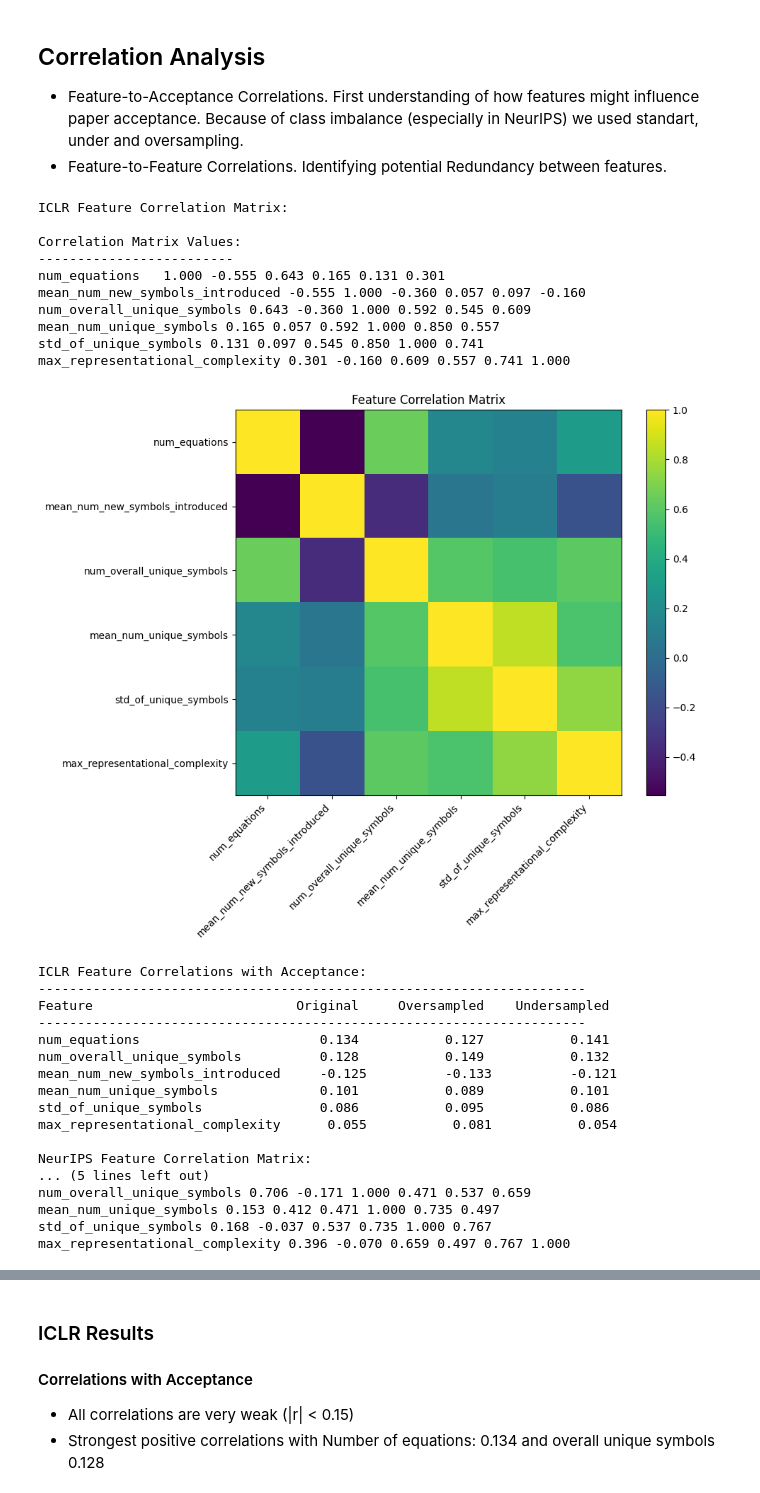
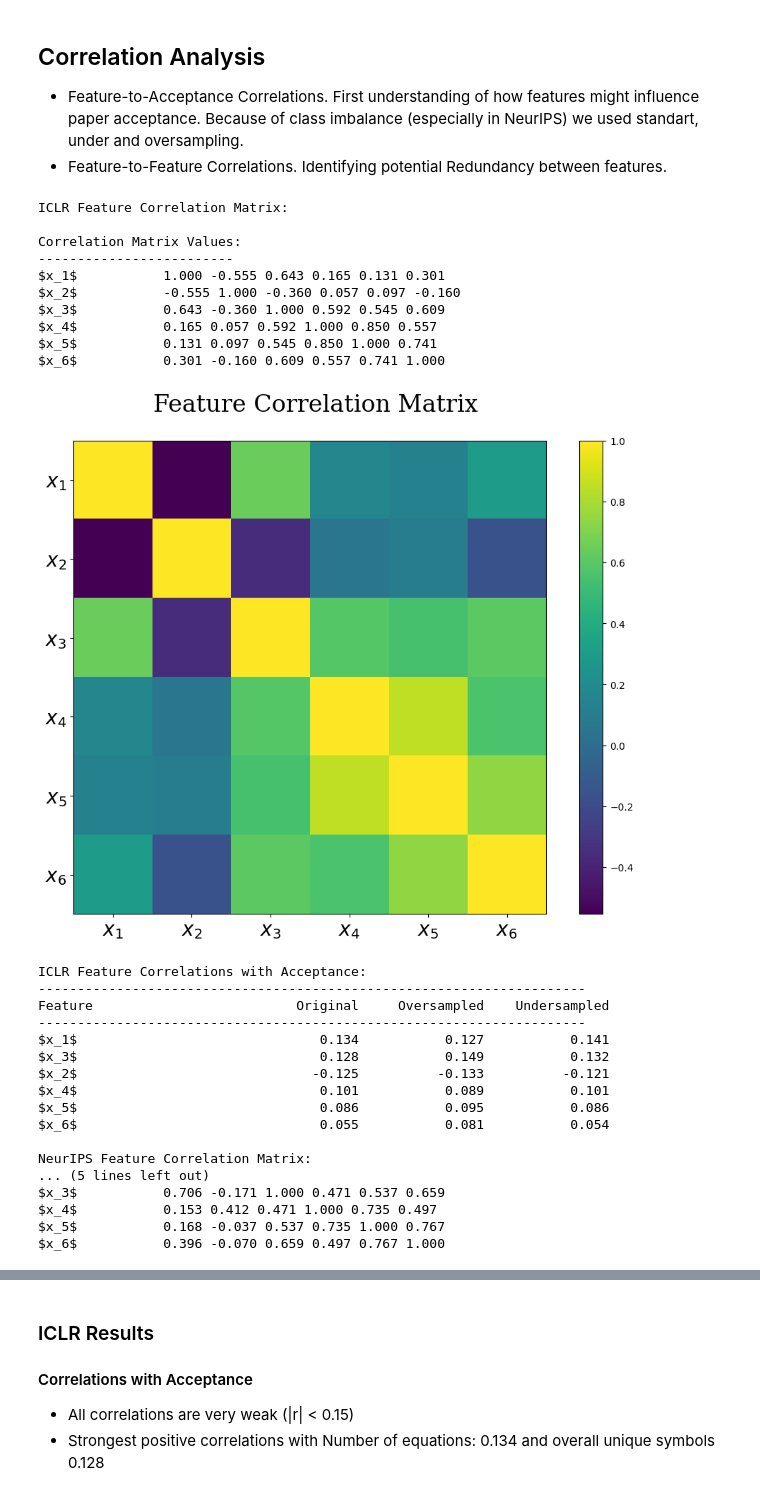
Before and after one commit to leonl42/DataLit, a Jupyter notebook: analysis/linus_analysis.ipynb, the cells around one changed output, grey strips where cells are left out. Saved outputs shown, nothing was run; the diff lists cells and outputs as text; code cells hidden in the pictures.

Commit message:
Change plots a bit

```diff
--- a/analysis/linus_analysis.ipynb
+++ b/analysis/linus_analysis.ipynb
@@ -59,8 +59,8 @@ iclr = pd.read_csv("../feature_extraction/iclr.csv", index_col=False)
 neurips = pd.read_csv("../feature_extraction/neurips.csv", index_col=False)
 
 for old,new in zip(OLD_FEATURE_NAMES,FEATURE_NAMES):
-    iclr = iclr.rename({old : new})
-    neurips = neurips.rename({old : new})
+    iclr = iclr.rename(columns={old : new})
+    neurips = neurips.rename(columns={old : new})
 
 # Initial preprocessing
 iclr = iclr[iclr.status != "Desk Reject"]
@@ -189,9 +181,11 @@ def plot_correlation_matrix(features):
     plt.figure(figsize=(10, 8))
     plt.imshow(corr_matrix)
     plt.colorbar()
-    plt.xticks(range(len(FEATURE_NAMES)), FEATURE_NAMES, rotation=45, ha='right')
-    plt.yticks(range(len(FEATURE_NAMES)), FEATURE_NAMES)
-    plt.title('Feature Correlation Matrix')
+    label_font ={'family': 'serif','size': 16,}
+    title_font ={'family': 'serif','size': 24,}
+    plt.xticks(range(len(FEATURE_NAMES)), FEATURE_NAMES, fontdict=label_font)
+    plt.yticks(range(len(FEATURE_NAMES)), FEATURE_NAMES, fontdict=label_font)
+    plt.title('Feature Correlation Matrix', fontdict=title_font, y=1.05,x = (plt.gcf().subplotpars.right + plt.gcf().subplotpars.left)/2)
     plt.tight_layout()
     plt.show()
 
@@ -203,54 +197,54 @@ for conf_name, features, labels in [('ICLR', iclr_features, iclr_labels),
     # Plot feature correlation matrix
     print(f"\n{conf_name} Feature Correlation Matrix:")
     corr_matrix = plot_correlation_matrix(features)
 
     # Calculate and display correlations with acceptance (original and balanced)
     print(f"\n{conf_name} Feature Correlations with Acceptance:")
     print("-" * 70)
     print(f"{'Feature':30} {'Original':>10} {'Oversampled':>15} {'Undersampled':>15}")
     print("-" * 70)
 
     # Get correlations for all three approaches
     original_correlations = calculate_correlations(features, FEATURE_NAMES, labels)
     over_correlations = calculate_correlations_with_sampling(features, labels, 'over')
     under_correlations = calculate_correlations_with_sampling(features, labels, 'under')
 
     # Sort by absolute value of original correlation
     sorted_indices = [i for i, _ in sorted(enumerate(original_correlations),
                                          key=lambda x: abs(x[1][1]),
                                          reverse=True)]
 
     # Print comparative results
     for idx in sorted_indices:
         feature = FEATURE_NAMES[idx]
         print(f"{feature:30} {original_correlations[idx][1]:10.3f} "
               f"{over_correlations[idx][1]:15.3f} {under_correlations[idx][1]:15.3f}")
 # %% [output]
 ICLR Feature Correlation Matrix:
 
 Correlation Matrix Values:
 -------------------------
-num_equations   1.000 -0.555 0.643 0.165 0.131 0.301
-mean_num_new_symbols_introduced -0.555 1.000 -0.360 0.057 0.097 -0.160
-num_overall_unique_symbols 0.643 -0.360 1.000 0.592 0.545 0.609
-mean_num_unique_symbols 0.165 0.057 0.592 1.000 0.850 0.557
-std_of_unique_symbols 0.131 0.097 0.545 0.850 1.000 0.741
-max_representational_complexity 0.301 -0.160 0.609 0.557 0.741 1.000
+$x_1$           1.000 -0.555 0.643 0.165 0.131 0.301
+$x_2$           -0.555 1.000 -0.360 0.057 0.097 -0.160
+$x_3$           0.643 -0.360 1.000 0.592 0.545 0.609
+$x_4$           0.165 0.057 0.592 1.000 0.850 0.557
+$x_5$           0.131 0.097 0.545 0.850 1.000 0.741
+$x_6$           0.301 -0.160 0.609 0.557 0.741 1.000
-[figure, old version]
+[figure, new version]
 ICLR Feature Correlations with Acceptance:
 ----------------------------------------------------------------------
 Feature                          Original     Oversampled    Undersampled
 ----------------------------------------------------------------------
-num_equations                       0.134           0.127           0.141
-num_overall_unique_symbols          0.128           0.149           0.132
-mean_num_new_symbols_introduced     -0.125          -0.133          -0.121
-mean_num_unique_symbols             0.101           0.089           0.101
-std_of_unique_symbols               0.086           0.095           0.086
-max_representational_complexity      0.055           0.081           0.054
+$x_1$                               0.134           0.127           0.141
+$x_3$                               0.128           0.149           0.132
+$x_2$                              -0.125          -0.133          -0.121
+$x_4$                               0.101           0.089           0.101
+$x_5$                               0.086           0.095           0.086
+$x_6$                               0.055           0.081           0.054
 
 NeurIPS Feature Correlation Matrix:
 ... (5 lines left out)
-num_overall_unique_symbols 0.706 -0.171 1.000 0.471 0.537 0.659
-mean_num_unique_symbols 0.153 0.412 0.471 1.000 0.735 0.497
-std_of_unique_symbols 0.168 -0.037 0.537 0.735 1.000 0.767
-max_representational_complexity 0.396 -0.070 0.659 0.497 0.767 1.000
+$x_3$           0.706 -0.171 1.000 0.471 0.537 0.659
+$x_4$           0.153 0.412 0.471 1.000 0.735 0.497
+$x_5$           0.168 -0.037 0.537 0.735 1.000 0.767
+$x_6$           0.396 -0.070 0.659 0.497 0.767 1.000
```
Also changed, not shown: parts of 5 cells of this notebook.
